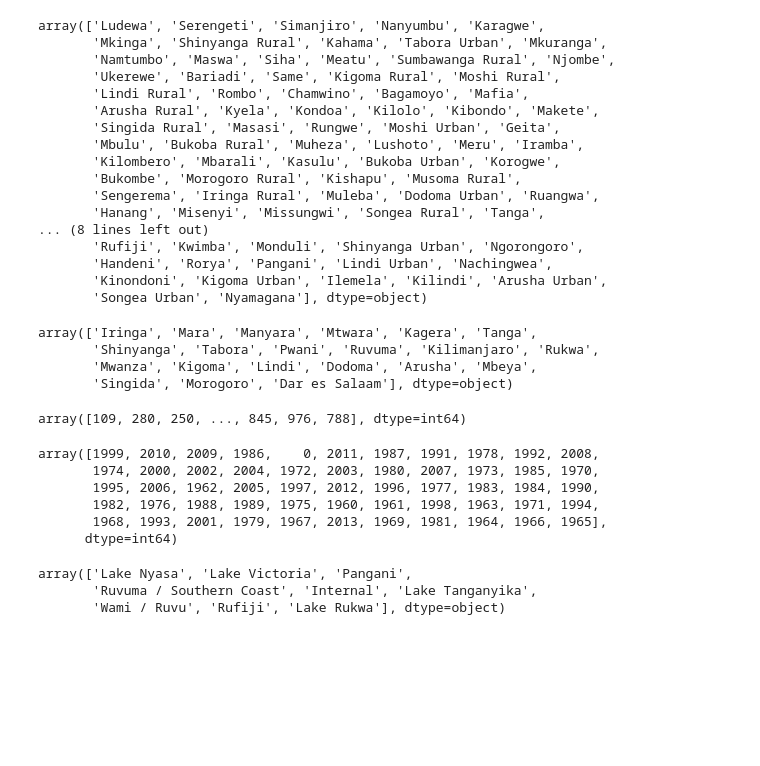
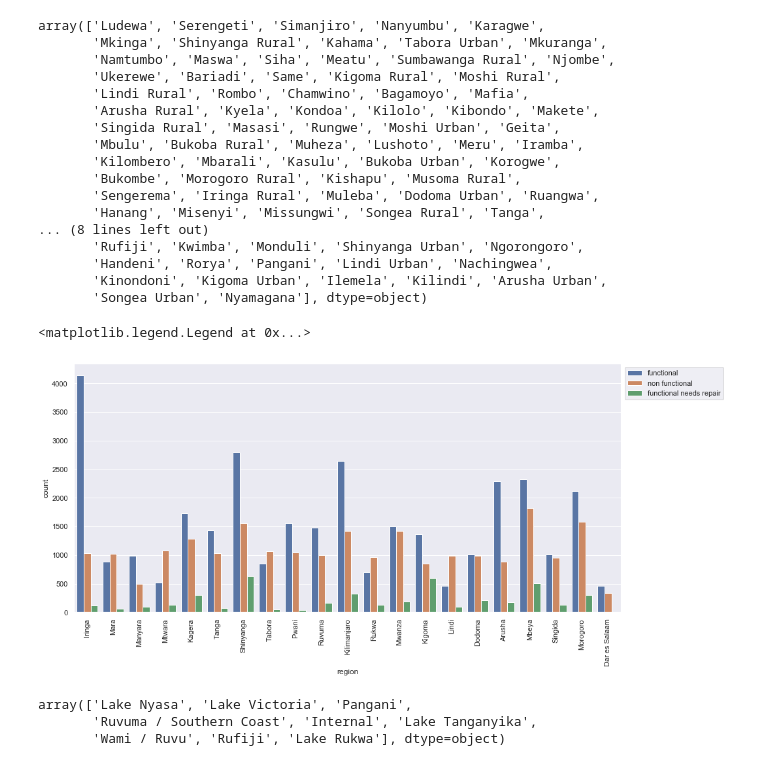
Before and after one commit to atalebizadeh/DS-Career-Track, a Jupyter notebook: Capstone Project 1/Water Pumps/Water Pumps - Final EDA.ipynb, the cells around one changed output. Saved outputs shown, nothing was run; the diff lists cells and outputs as text; code cells hidden in the pictures; blank space fills up the shorter version.

```diff
--- a/Capstone Project 1/Water Pumps/Water Pumps - Final EDA.ipynb
+++ b/Capstone Project 1/Water Pumps/Water Pumps - Final EDA.ipynb
@@ -228,26 +317,14 @@ array(['Ludewa', 'Serengeti', 'Simanjiro', 'Nanyumbu', 'Karagwe',
        'Handeni', 'Rorya', 'Pangani', 'Lindi Urban', 'Nachingwea',
        'Kinondoni', 'Kigoma Urban', 'Ilemela', 'Kilindi', 'Arusha Urban',
        'Songea Urban', 'Nyamagana'], dtype=object)
-# %%
-df['region'].unique()
-# %% [output]
-array(['Iringa', 'Mara', 'Manyara', 'Mtwara', 'Kagera', 'Tanga',
-       'Shinyanga', 'Tabora', 'Pwani', 'Ruvuma', 'Kilimanjaro', 'Rukwa',
-       'Mwanza', 'Kigoma', 'Lindi', 'Dodoma', 'Arusha', 'Mbeya',
-       'Singida', 'Morogoro', 'Dar es Salaam'], dtype=object)
-# %%
-df['population'].unique()
-# %% [output]
-array([109, 280, 250, ..., 845, 976, 788], dtype=int64)
-# %%
-df['construction_year'].unique()
-# %% [output]
-array([1999, 2010, 2009, 1986,    0, 2011, 1987, 1991, 1978, 1992, 2008,
-       1974, 2000, 2002, 2004, 1972, 2003, 1980, 2007, 1973, 1985, 1970,
-       1995, 2006, 1962, 2005, 1997, 2012, 1996, 1977, 1983, 1984, 1990,
-       1982, 1976, 1988, 1989, 1975, 1960, 1961, 1998, 1963, 1971, 1994,
-       1968, 1993, 2001, 1979, 1967, 2013, 1969, 1981, 1964, 1966, 1965],
-      dtype=int64)
+# %%
+plt.figure(figsize=(15,7))
+chart = sns.countplot(data=df,x='region',hue='status_group')
+chart.set_xticklabels(chart.get_xticklabels(),rotation=90)
+plt.legend(bbox_to_anchor=(1,1), loc=2)
+# %% [output]
+<matplotlib.legend.Legend at 0x...>
+[figure, added]
 # %%
 df['basin'].unique()
 # %% [output]
```
Also changed, not shown: parts of 13 cells of this notebook.
